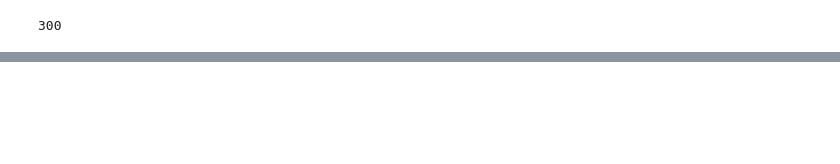
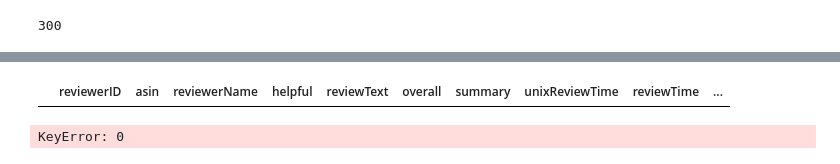
Before and after one commit to halujeff5/Amazon_electronics_recommender, a Jupyter notebook: Work_NB.ipynb, the cells around one changed output, grey strips where cells are left out. Cells and saved outputs as stored; diff of their text form; code cells hidden in the pictures; blank space fills up the shorter version.

```diff
--- a/Work_NB.ipynb
+++ b/Work_NB.ipynb
@@ -76,4 +83,4 @@ import re
 from nltk.stem import WordNetLemmatizer
 from nltk.corpus import stopwords
 # %%
-X_train, X_test, y_train, y_test = train_test_split(X, y, test_size = 0.2, random_state=0)
+X_train, X_test, y_train, y_test = train_test_split(X, y, test_size = 0.10, random_state=0)
@@ -156,6 +87,6 @@ NotFittedError: The TF-IDF vectorizer is not fitted
 # %%
 #using tf_idf vectorizer
 stop_words = set(stopwords.words("english"))
-tfidf = TfidfVectorizer(stop_words=stop_words, ngram_range=(1,1), lowercase=True)
+tfidf = TfidfVectorizer(stop_words=stop_words, ngram_range=(1,2), lowercase=True)
 tfidf_data_train_lem = tfidf.fit_transform(X_train)
 tfidf_data_test_lem = tfidf.transform(X_test)
@@ -266,0 +384,4 @@ len(vec[0])
+# %%
+ser=pd.Series(['gps'])
+dat=pd.DataFrame(ser)
+dat.rename(columns={0:'inventory'}, inplace=True)
@@ -267,5 +392,14 @@ len(vec[0])
 # %%
-def tagger(x):
-    y_pred=model.predict(x)
-    new_df=df[df.tag==str(y_pred)]
-    new_df
+#We enter our keyword search and create a df to be predicted upon
+tfidf_data_lem = tfidf.transform(dat.inventory)
+#predict our df
+y_pred=classifier.predict(tfidf_data_lem)
+#finds similar product content based
+new_df=load_df[load_df.tag==str(y_pred[0])]
+#asks user to find the price range
+selected=new_df[new_df['price']<'$200.00'].reviewText
+#asks user to select from a given set of items
+
+
+#word embeddings calculated for cosine similarity
+rev_vec=[prep(x) for x in selected]
@@ -274,5 +421,16 @@ def cs_calc(x):
+# %%
+new_df[new_df['item']=='Magellan GPS 315 Waterproof Hiking GPS']
+# %% [output]
+|  | reviewerID | asin | reviewerName | helpful | reviewText | overall | summary | unixReviewTime | reviewTime | ... |
 # %%
-model=Models.Sequential()
-model1 = Sequential()
+q= new_df[new_df['item']=='Magellan GPS 315 Waterproof Hiking GPS'].reviewText
 
-model2 = Model(inputs=[model.input, model1.input], outputs=x)
+ref_vec=prep(q[0])
+
+listA=[]
+for i in range(len(rev_vec)):
+    listA.append(np.dot(rev_vec[i], ref_vec )/(np.linalg.norm(rev_vec[i])*np.linalg.norm(ref_vec)))
+    ser= listA
+    new_df['cosine_sim']=ser
+# %% [output]
+KeyError: 0
```
Also changed, not shown: parts of 45 cells of this notebook.
